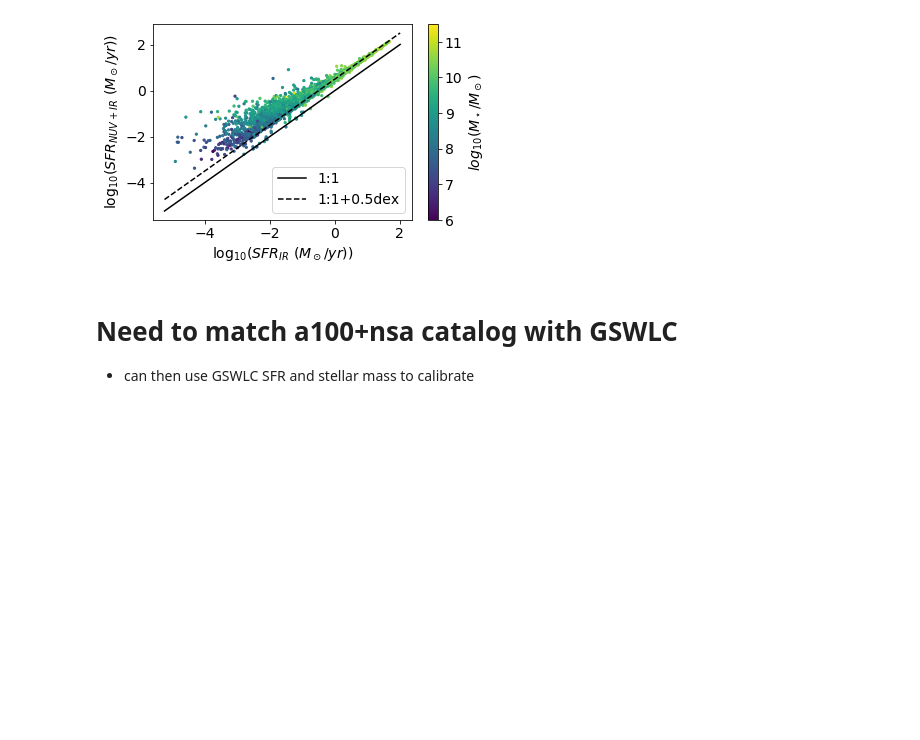
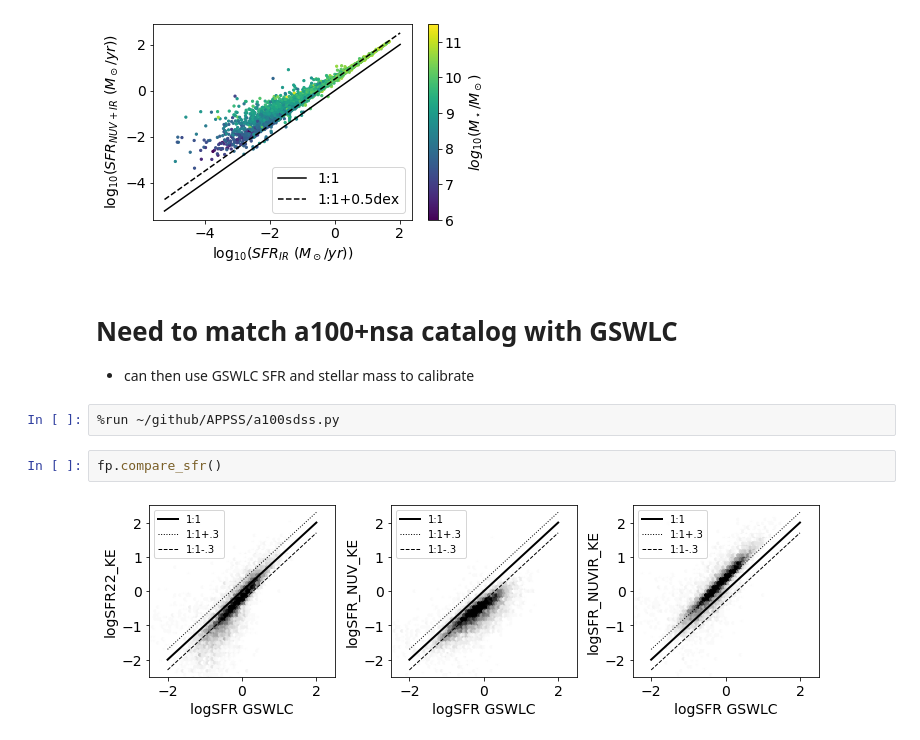
Before and after one commit to rfinn/APPSS, a Jupyter notebook: paper-plots-v1.ipynb, the cells around one changed output. Cells and saved outputs as stored; diff of their text form; blank space fills up the shorter version.

```diff
--- a/paper-plots-v1.ipynb
+++ b/paper-plots-v1.ipynb
@@ -891,3 +889,9 @@ plt.savefig(homedir+'/research/APPSS/plots/NUV-IR-SFR-comparison.png')
 # Need to match a100+nsa catalog with GSWLC #
 
 - can then use GSWLC SFR and stellar mass to calibrate
+# %%
+%run ~/github/APPSS/a100sdss.py
+# %%
+fp.compare_sfr()
+# %% [output]
+[figure, added]
```
Also changed, not shown: parts of 2 cells of this notebook, 3 other files.
